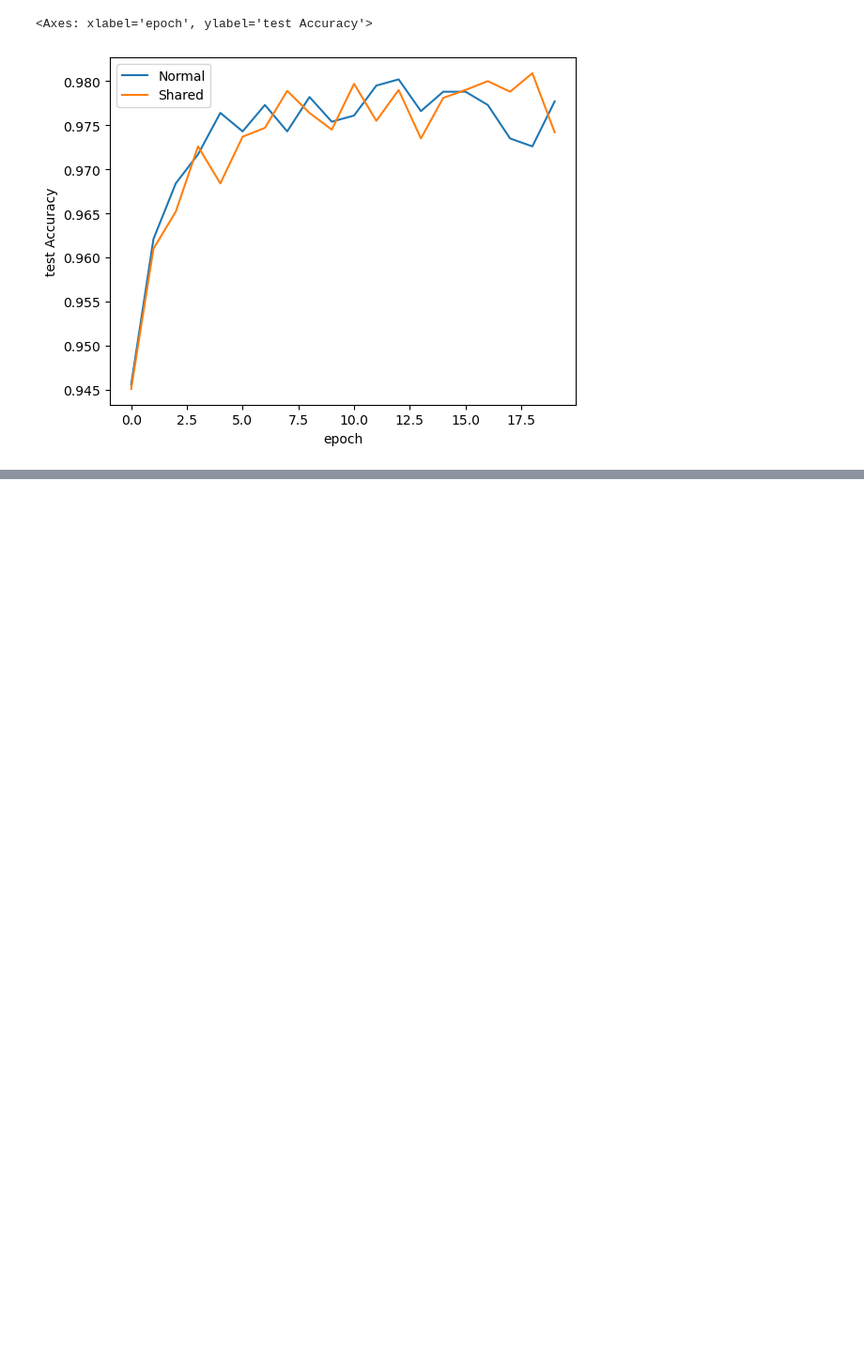
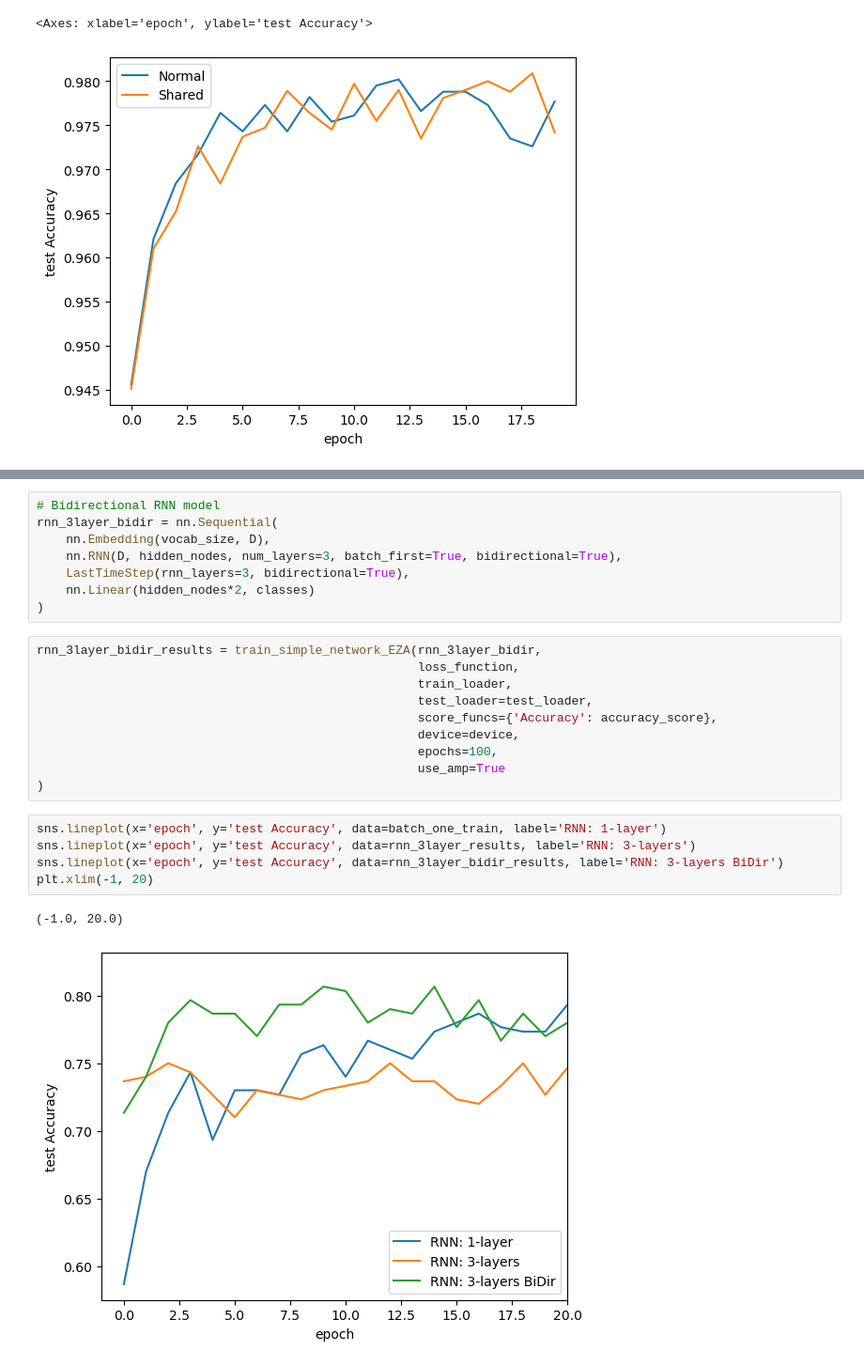
Before and after one commit to Efrazar/Bio-AI-foundations, a Jupyter notebook: Inside_Deep_Learning/04_Recurrent_Neural_Networks.ipynb, the cells around one changed output, grey strips where cells are left out. Shown at 94% size. Drawn from its saved outputs; the diff is of its cells as text; blank space fills up the shorter version.

```diff
--- a/Inside_Deep_Learning/04_Recurrent_Neural_Networks.ipynb
+++ b/Inside_Deep_Learning/04_Recurrent_Neural_Networks.ipynb
@@ -125,0 +405,26 @@ sns.lineplot(x='epoch', y='test Accuracy', data = shared_results, label='Shared'
+# %%
+# Bidirectional RNN model
+rnn_3layer_bidir = nn.Sequential(
+    nn.Embedding(vocab_size, D),
+    nn.RNN(D, hidden_nodes, num_layers=3, batch_first=True, bidirectional=True),
+    LastTimeStep(rnn_layers=3, bidirectional=True),
+    nn.Linear(hidden_nodes*2, classes)
+)
+# %%
+rnn_3layer_bidir_results = train_simple_network_EZA(rnn_3layer_bidir,
+                                                    loss_function,
+                                                    train_loader,
+                                                    test_loader=test_loader,
+                                                    score_funcs={'Accuracy': accuracy_score},
+                                                    device=device,
+                                                    epochs=100,
+                                                    use_amp=True
+)
+# %%
+sns.lineplot(x='epoch', y='test Accuracy', data=batch_one_train, label='RNN: 1-layer')
+sns.lineplot(x='epoch', y='test Accuracy', data=rnn_3layer_results, label='RNN: 3-layers')
+sns.lineplot(x='epoch', y='test Accuracy', data=rnn_3layer_bidir_results, label='RNN: 3-layers BiDir')
+plt.xlim(-1, 20)
+# %% [output]
+(-1.0, 20.0)
+[figure, added]
```
Also changed, not shown: parts of 23 cells of this notebook.
